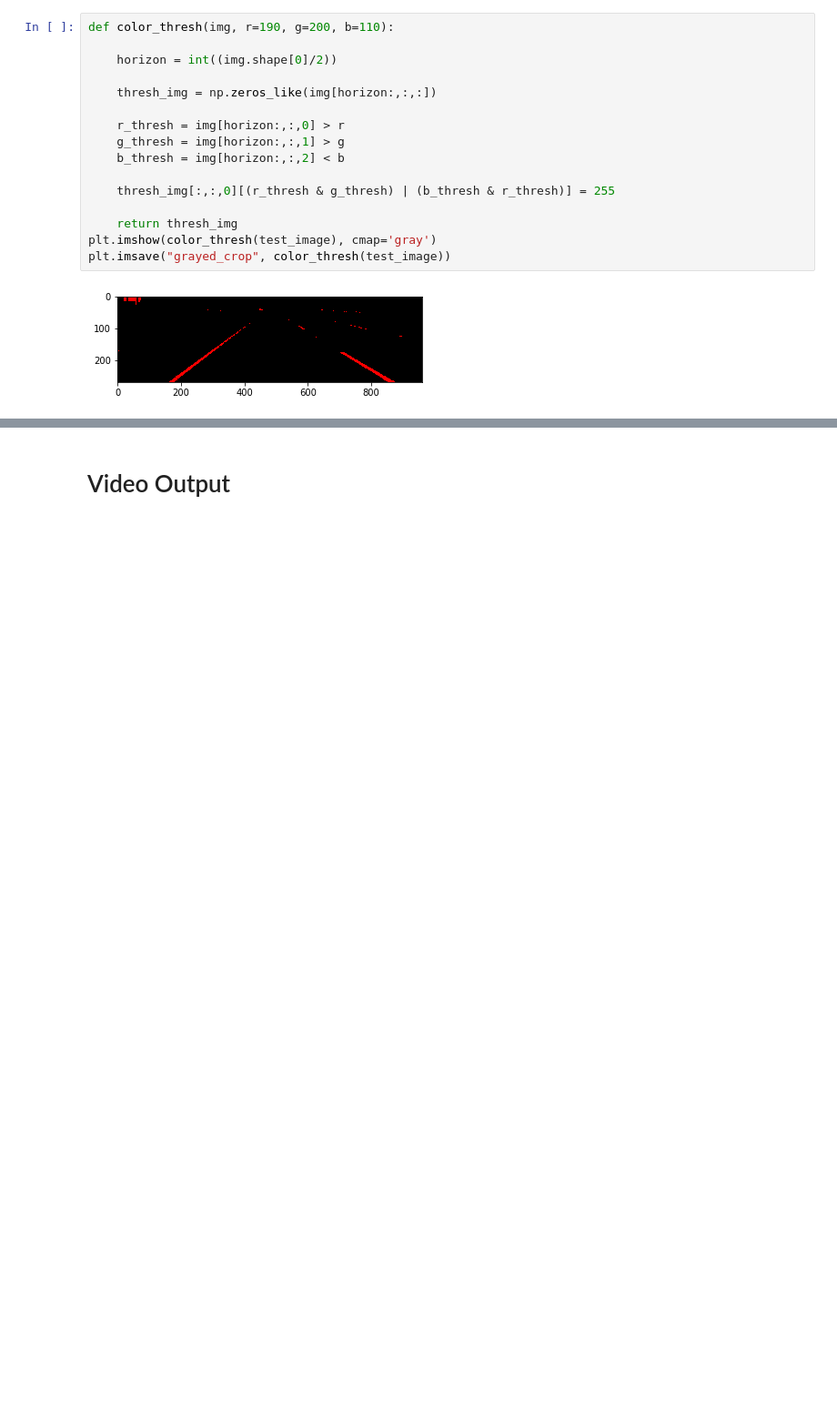
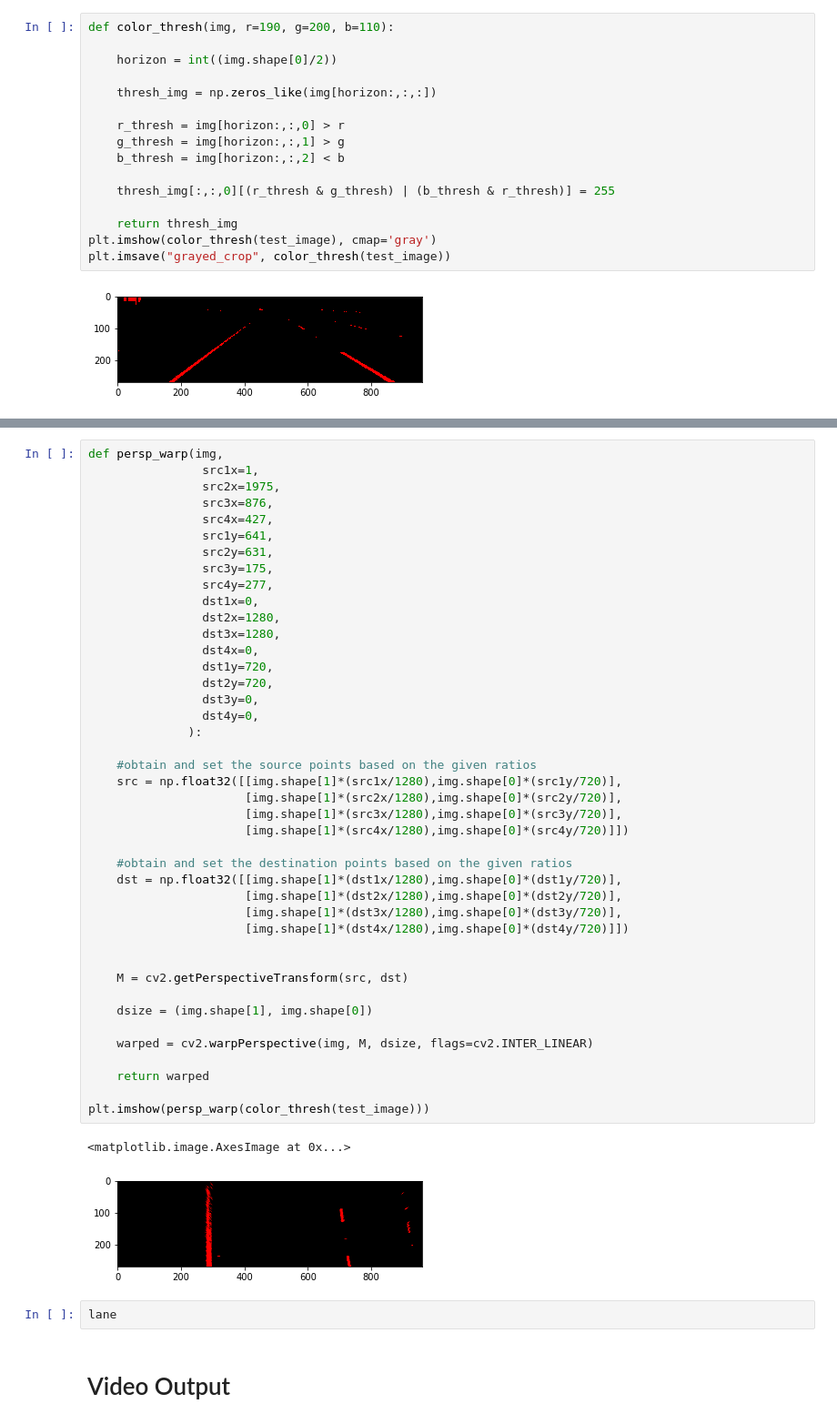
Before and after one commit to da7th/CarND-P1, a Jupyter notebook: Real-time attempt.ipynb, the cells around one changed output, grey strips where cells are left out. Shown at 91% size. Drawn from its saved outputs; the diff is of its cells as text; blank space fills up the shorter version.

```diff
--- a/Real-time attempt.ipynb
+++ b/Real-time attempt.ipynb
@@ -158,3 +159,50 @@ interact(persp_warp, img=fixed(color_thresh(test_image)),
+# %%
+def persp_warp(img,
+                src1x=1,
+                src2x=1975,
+                src3x=876,
+                src4x=427,
+                src1y=641,
+                src2y=631,
+                src3y=175,
+                src4y=277,
+                dst1x=0,
+                dst2x=1280,
+                dst3x=1280,
+                dst4x=0,
+                dst1y=720,
+                dst2y=720,
+                dst3y=0,
+                dst4y=0,
+              ):
+
+    #obtain and set the source points based on the given ratios
+    src = np.float32([[img.shape[1]*(src1x/1280),img.shape[0]*(src1y/720)],
+                      [img.shape[1]*(src2x/1280),img.shape[0]*(src2y/720)],
+                      [img.shape[1]*(src3x/1280),img.shape[0]*(src3y/720)],
+                      [img.shape[1]*(src4x/1280),img.shape[0]*(src4y/720)]])
+
+    #obtain and set the destination points based on the given ratios
+    dst = np.float32([[img.shape[1]*(dst1x/1280),img.shape[0]*(dst1y/720)],
+                      [img.shape[1]*(dst2x/1280),img.shape[0]*(dst2y/720)],
+                      [img.shape[1]*(dst3x/1280),img.shape[0]*(dst3y/720)],
+                      [img.shape[1]*(dst4x/1280),img.shape[0]*(dst4y/720)]])
+
+
+    M = cv2.getPerspectiveTransform(src, dst)
+
+    dsize = (img.shape[1], img.shape[0])
+
+    warped = cv2.warpPerspective(img, M, dsize, flags=cv2.INTER_LINEAR)
+
+    return warped
+
+plt.imshow(persp_warp(color_thresh(test_image)))
+# %% [output]
+<matplotlib.image.AxesImage at 0x...>
+[figure, added]
+# %%
+lane
 # %% [markdown]
 # Video Output
 # %%
```
Also changed, not shown: parts of 1 cell of this notebook, 1 other file.
